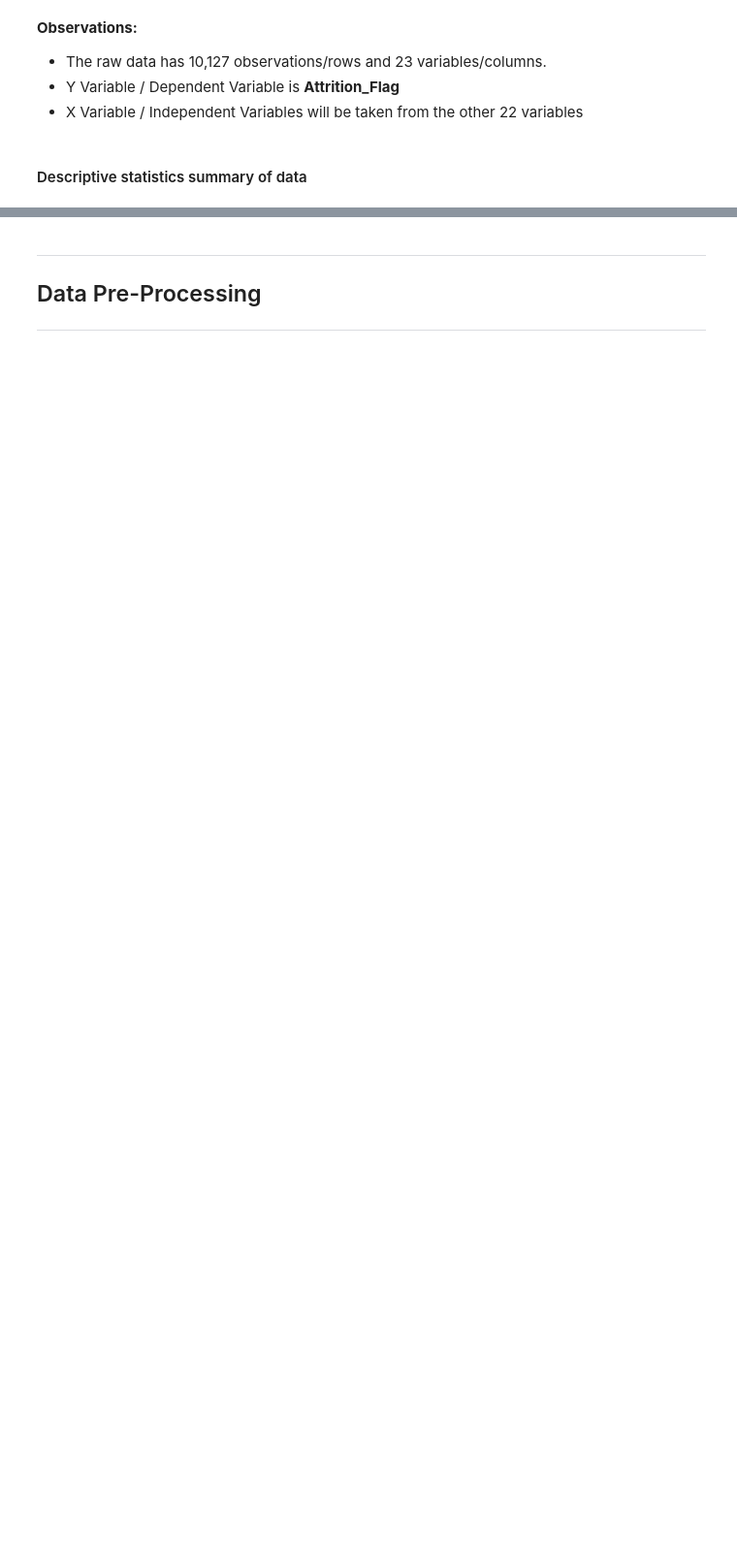
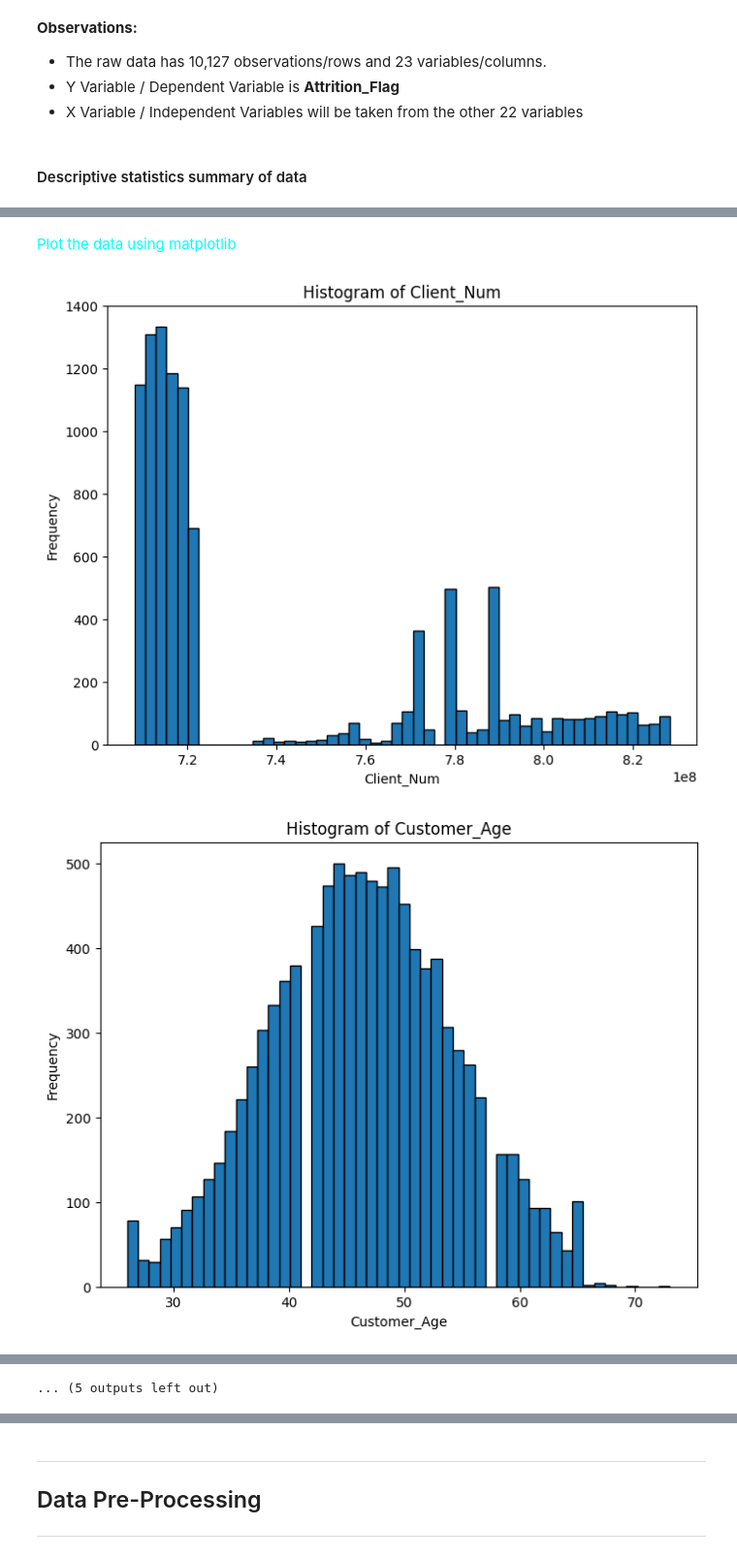
Before and after one commit to JeffSecondes/Predicting_creditcardcustomerattrition, a Jupyter notebook: Predicting_creditcardcustomer-attrition.ipynb, the cells around one changed output, grey strips where cells are left out. Shown at 97% size. Cells and saved outputs as stored; diff of their text form; code cells hidden in the pictures; blank space fills up the shorter version.

Commit message:
Done data handling

```diff
--- a/Predicting_creditcardcustomer-attrition.ipynb
+++ b/Predicting_creditcardcustomer-attrition.ipynb
@@ -55,16 +59,16 @@ spark = SparkSession.builder.appName("CreditCardAttrition").getOrCreate()
 # %%
 # Load the CSV data into a DataFrame
-input_data = spark.read.csv("creditcardattritiondata.csv", header=True, inferSchema=True)
+sc = spark.read.csv("creditcardattritiondata.csv", header=True, inferSchema=True)
 
 # Fix feature names
-input_data = input_data.withColumnRenamed('CLIENTNUM', 'Client_Num') \
+sc = sc.withColumnRenamed('CLIENTNUM', 'Client_Num') \
     .withColumnRenamed('Dependent_count', 'Dependent_Count') \
     .withColumnRenamed('Months_on_book', 'Months_on_Book') \
     .withColumnRenamed('Naive_Bayes_Classifier_Attrition_Flag_Card_Category_Contacts_Count_12_mon_Dependent_count_Education_Level_Months_Inactive_12_mon_1', 'Naive_Bayes_Classifier_1') \
     .withColumnRenamed('Naive_Bayes_Classifier_Attrition_Flag_Card_Category_Contacts_Count_12_mon_Dependent_count_Education_Level_Months_Inactive_12_mon_2', 'Naive_Bayes_Classifier_2')
 
 # Print the shape
-print((input_data.count(), len(input_data.columns)))
+print((sc.count(), len(sc.columns)))
 # %% [output]
 (10127, 23)
 # %%
@@ -130,3 +153,5 @@ summary_stats.show()
 |    min|          708082083|Attrited Customer|               26|     F|                 0|        College|      Divorced|        $120K +|         Blue|                13|                       1|     ...
 |    max|          828343083|Existing Customer|               73|     M|                 5|        Unknown|       Unknown|        Unknown|       Silver|                56|                       6|     ...
 +-------+-------------------+-----------------+-----------------+------+------------------+---------------+--------------+---------------+-------------+------------------+------------------------+---- ...
+# %% [markdown]
+<font color='CYAN'> Plot the data using matplotlib
@@ -132,0 +160,13 @@ summary_stats.show()
+# %%
+numeric_columns = [col_name for col_name, data_type in sc.dtypes if data_type in ['int', 'double']]
+
+for column in numeric_columns:
+    plt.figure(figsize=(8, 6))
+    plt.hist(sc.select(column).rdd.flatMap(lambda x: x).collect(), bins=50, edgecolor='black')
+    plt.title(f'Histogram of {column}')
+    plt.xlabel(column)
+    plt.ylabel('Frequency')
+    plt.show()
+# %% [output]
+[figure, added]
+[figure, added]
@@ -132,0 +183 @@ summary_stats.show()
+... (5 outputs left out)
```
Also changed, not shown: parts of 11 cells of this notebook.
